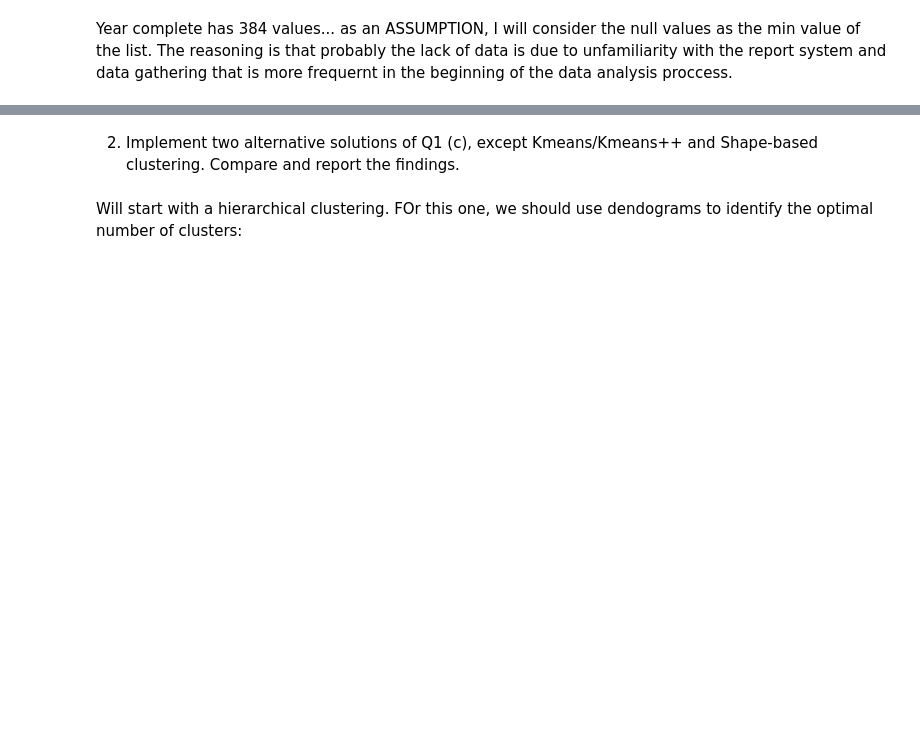
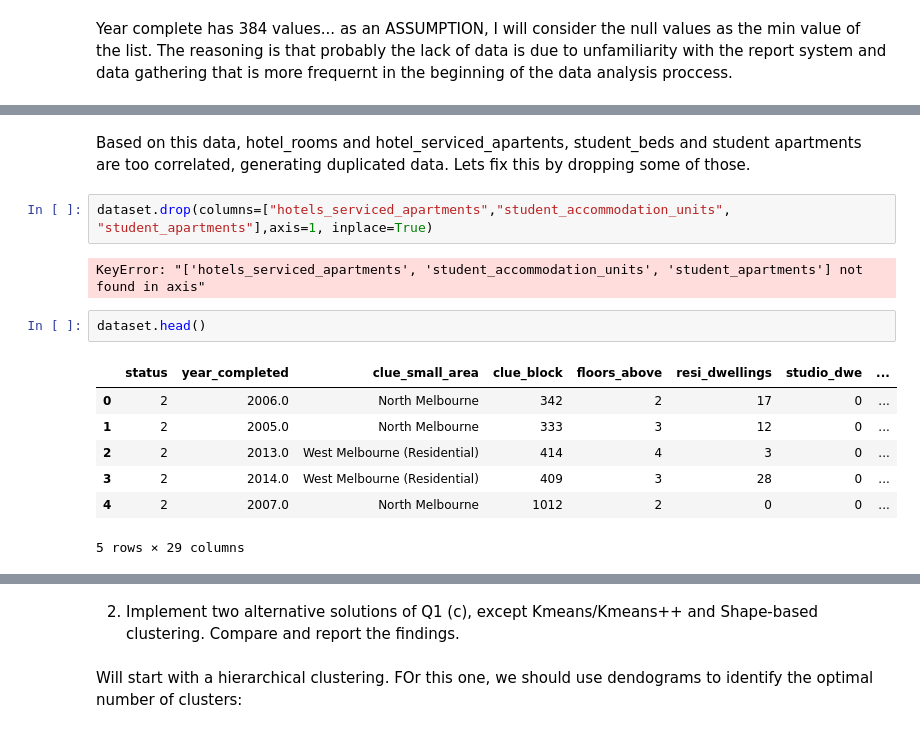
Before and after one commit to marsson/Ai_universityClass, a Jupyter notebook: week4/4.2C.ipynb, the cells around one changed output, grey strips where cells are left out. Drawn from its saved outputs; the diff is of its cells as text; blank space fills up the shorter version.

```diff
--- a/week4/4.2C.ipynb
+++ b/week4/4.2C.ipynb
@@ -171,2 +180,18 @@ As shown below, we applied the elbow method from the KMeans algorithm. The solut
+# %% [markdown]
+Based on this data, hotel_rooms and hotel_serviced_apartents, student_beds and student apartments are too correlated, generating duplicated data. Lets fix this by dropping some of those.
+# %%
+dataset.drop(columns=["hotels_serviced_apartments","student_accommodation_units", "student_apartments"],axis=1, inplace=True)
+# %% [output]
+KeyError: "['hotels_serviced_apartments', 'student_accommodation_units', 'student_apartments'] not found in axis"
+# %%
+dataset.head()
+# %% [output]
+|  | status | year_completed | clue_small_area | clue_block | floors_above | resi_dwellings | studio_dwe | ... |
+| 0 | 2 | 2006.0 | North Melbourne | 342 | 2 | 17 | 0 | ... |
+| 1 | 2 | 2005.0 | North Melbourne | 333 | 3 | 12 | 0 | ... |
+| 2 | 2 | 2013.0 | West Melbourne (Residential) | 414 | 4 | 3 | 0 | ... |
+| 3 | 2 | 2014.0 | West Melbourne (Residential) | 409 | 3 | 28 | 0 | ... |
+| 4 | 2 | 2007.0 | North Melbourne | 1012 | 2 | 0 | 0 | ... |
+5 rows × 29 columns
 # %%
 from sklearn.cluster import KMeans
```
Also changed, not shown: parts of 25 cells of this notebook, 4 other files.
